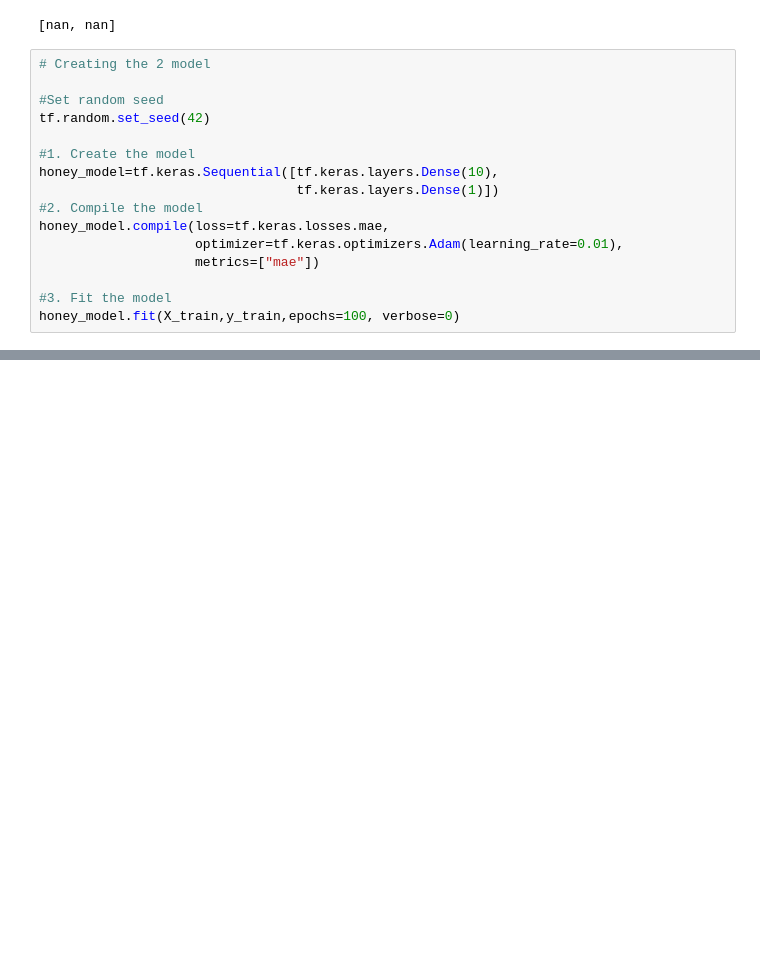
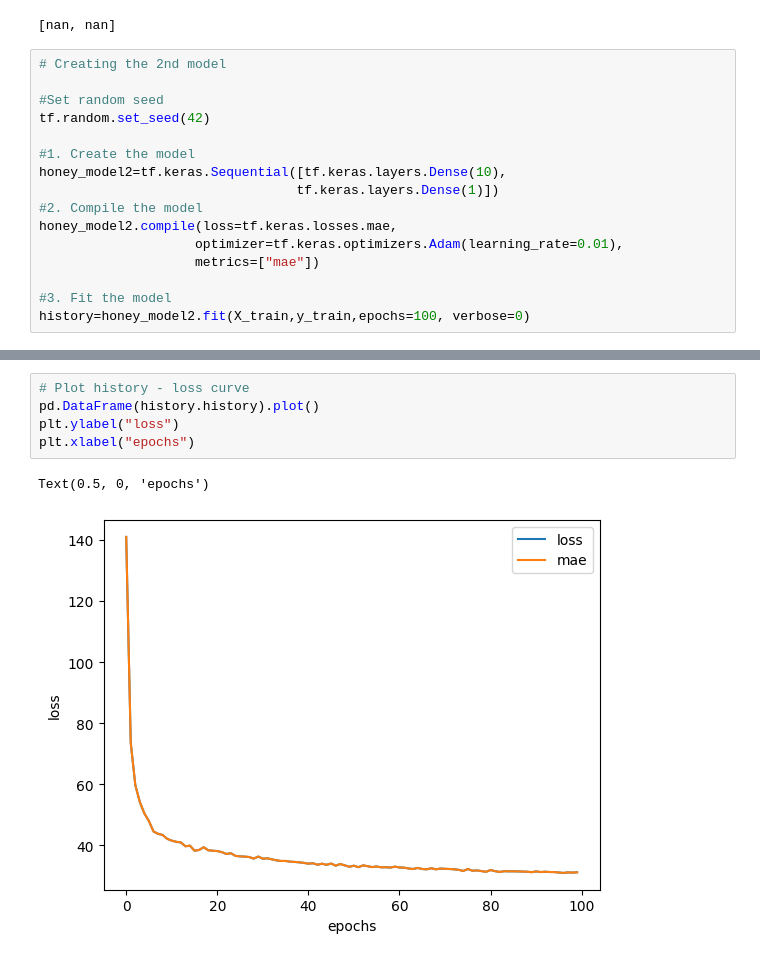
Before and after one commit to alexandrufalk/tensorflow, a Jupyter notebook: 01_Neural_Network_Regression_tensorflow_exercise_.ipynb, the cells around one changed output, grey strips where cells are left out. Drawn from its saved outputs; the diff is of its cells as text; blank space fills up the shorter version.

```diff
--- a/01_Neural_Network_Regression_tensorflow_exercise_.ipynb
+++ b/01_Neural_Network_Regression_tensorflow_exercise_.ipynb
@@ -111,18 +111,18 @@ honey_model.evaluate(X_test,y_test)
 1550/1550 [==============================] - 1s 835us/step - loss: nan - mae: nan
 [nan, nan]
 # %%
-# Creating the 2 model
+# Creating the 2nd model
 
 #Set random seed
 tf.random.set_seed(42)
 
 #1. Create the model
-honey_model=tf.keras.Sequential([tf.keras.layers.Dense(10),
+honey_model2=tf.keras.Sequential([tf.keras.layers.Dense(10),
                                  tf.keras.layers.Dense(1)])
 #2. Compile the model
-honey_model.compile(loss=tf.keras.losses.mae,
+honey_model2.compile(loss=tf.keras.losses.mae,
                     optimizer=tf.keras.optimizers.Adam(learning_rate=0.01),
                     metrics=["mae"])
 
 #3. Fit the model
-honey_model.fit(X_train,y_train,epochs=100, verbose=0)
+history=honey_model2.fit(X_train,y_train,epochs=100, verbose=0)
@@ -136,0 +135,8 @@ honey_model.evaluate(X_test,y_test)
+# %%
+# Plot history - loss curve
+pd.DataFrame(history.history).plot()
+plt.ylabel("loss")
+plt.xlabel("epochs")
+# %% [output]
+Text(0.5, 0, 'epochs')
+[figure, added]
```
Also changed, not shown: parts of 5 cells of this notebook.
